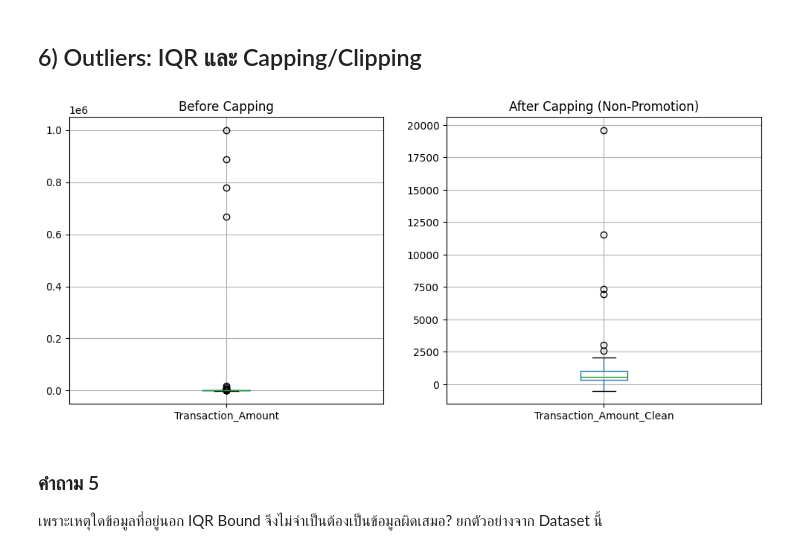
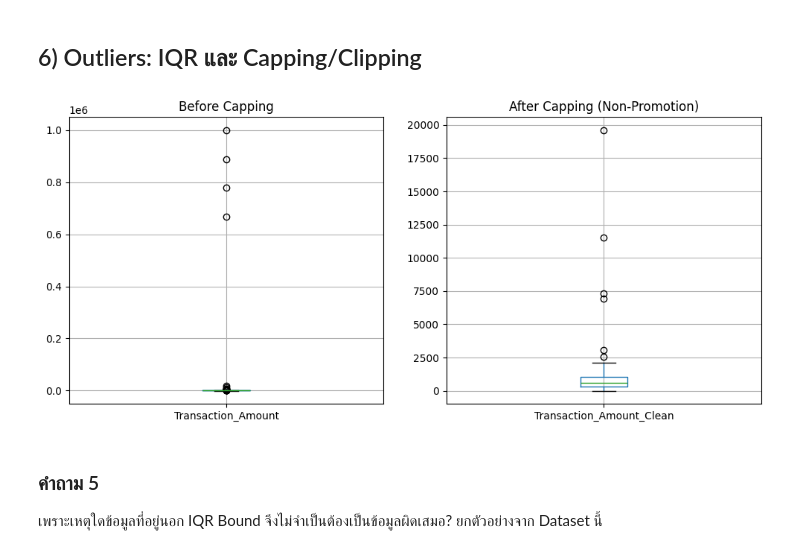
Before and after one commit to 67160330/week5, a Jupyter notebook: week5/67160330_01_student_lab.ipynb, the cells around one changed output. Drawn from its saved outputs; the diff is of its cells as text; code cells hidden in the pictures.

```diff
--- a/week5/67160330_01_student_lab.ipynb
+++ b/week5/67160330_01_student_lab.ipynb
@@ -226,30 +267,30 @@ df['Status_Was_Invalid'] = ~df['Order_Status'].isin(valid_statuses)
 # %%
 # TODO 6.1: ใช้เฉพาะรายการที่ Is_Promotion != 'Y' คำนวณ Q1, Q3, IQR, Lower Bound, Upper Bound
 non_promo_mask = df['Is_Promotion'] != 'Y'
 q1 = df.loc[non_promo_mask, 'Transaction_Amount'].quantile(0.25)
 q3 = df.loc[non_promo_mask, 'Transaction_Amount'].quantile(0.75)
 iqr = q3 - q1
-lower_bound = q1 - 1.5 * iqr
+lower_bound = max(0.0, q1 - 1.5 * iqr)
 upper_bound = q3 + 1.5 * iqr
 # TODO 6.2: สร้าง Outlier Flag ก่อนทำ Capping
 df['Outlier_Flag_Before_Capping'] = False
 df.loc[non_promo_mask, 'Outlier_Flag_Before_Capping'] = ~df.loc[non_promo_mask, 'Transaction_Amount'].between(lower_bound, upper_bound)
 # TODO 6.3: ใช้ .clip() กับ Transaction_Amount เฉพาะรายการที่ไม่ใช่โปรโมชัน
 df['Transaction_Amount_Clean'] = df['Transaction_Amount']
 df.loc[non_promo_mask, 'Transaction_Amount_Clean'] = df.loc[non_promo_mask, 'Transaction_Amount'].clip(lower=lower_bound, upper=upper_bound)
 # TODO 6.4: วาด Boxplot ก่อนและหลัง Capping
 fig, axes = plt.subplots(1, 2, figsize=(12, 5))
 df.boxplot(column='Transaction_Amount', ax=axes[0])
 axes[0].set_title('Before Capping')
 
 df.boxplot(column='Transaction_Amount_Clean', ax=axes[1])
 axes[1].set_title('After Capping (Non-Promotion)')
 plt.show()
 
 df['Transaction_Amount'] = df['Transaction_Amount_Clean']
 df.drop(columns=['Transaction_Amount_Clean'], inplace=True)
 # %% [output]
-[figure, old version]
+[figure, new version]
 # %% [markdown]
 ### คำถาม 5
 เพราะเหตุใดข้อมูลที่อยู่นอก IQR Bound จึงไม่จำเป็นต้องเป็นข้อมูลผิดเสมอ? ยกตัวอย่างจาก Dataset นี้
```
Also changed, not shown: parts of 3 cells of this notebook.
